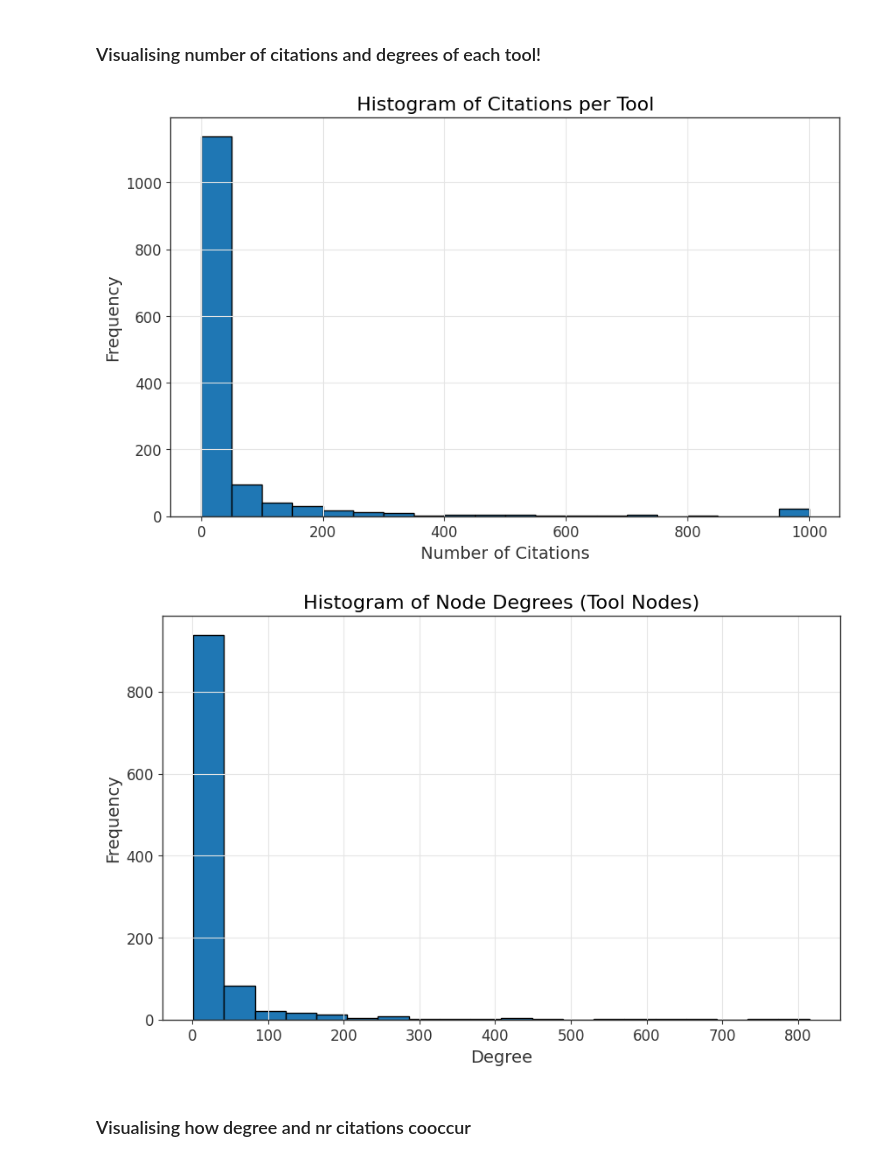
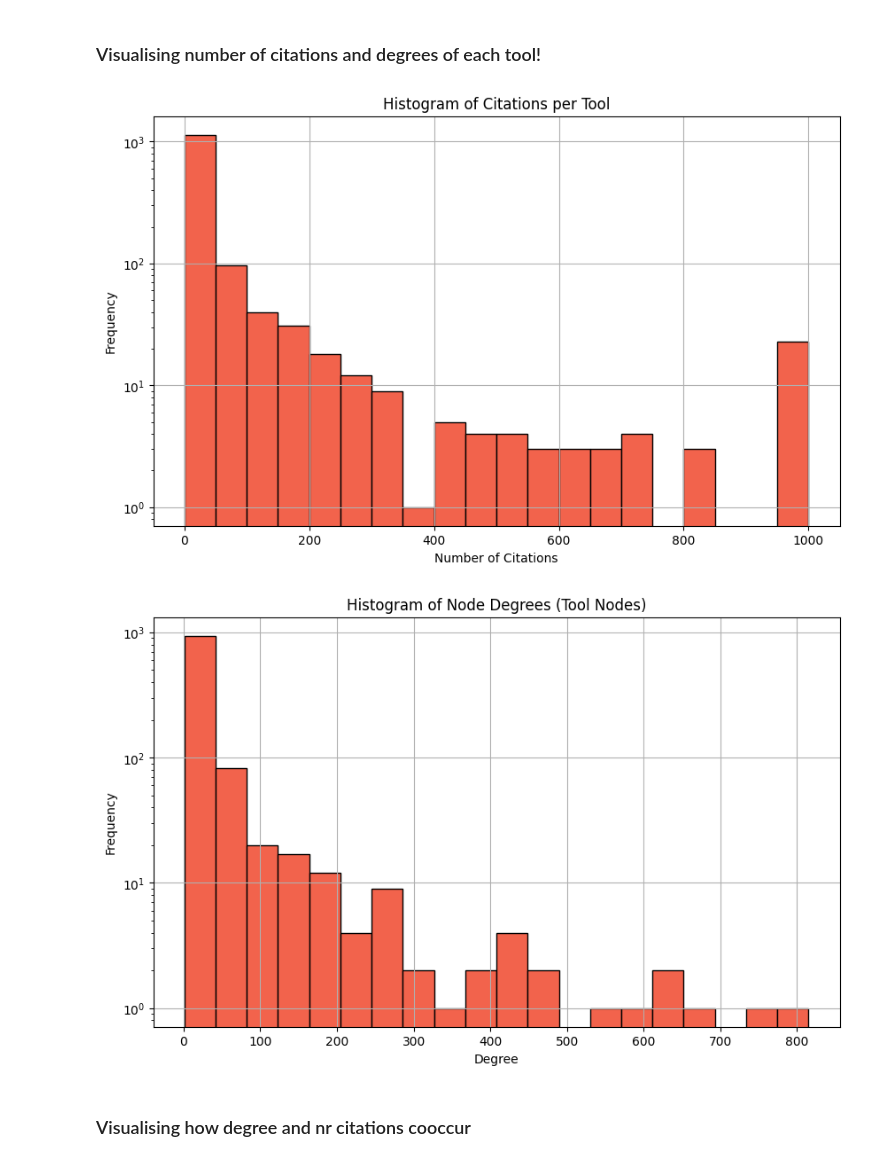
Before and after one commit to Workflomics/pubmetric, a Jupyter notebook: stat_visualisation.ipynb, the cells around one changed output. Saved outputs shown, nothing was run; the diff lists cells and outputs as text; code cells hidden in the pictures.

Commit message:
colour theme to match workflomics

```diff
--- a/stat_visualisation.ipynb
+++ b/stat_visualisation.ipynb
@@ -35,65 +35,41 @@ with open(node_degree_dict_path, 'rb') as f: #degrees per node (ons not tool. Sh
 Loading saved things.
 # %% [markdown]
 ## Setup style and colour theme
-# %%
-# Define your custom style parameters
-custom_style = {
-    'figure.figsize': (10, 6),
-    'font.family': 'sans-serif',
-    'font.sans-serif': 'DejaVu Sans',
-    'font.size': 12,
-    'lines.linewidth': 2,
-    'lines.markersize': 6,
-    'grid.color': '#E5E5E5',
-    'grid.linestyle': '-',
-    'axes.edgecolor': '#333333',
-    'axes.linewidth': 1,
-    'axes.titlesize': 16,
-    'axes.labelsize': 14,
-    'axes.labelcolor': '#333333',
-    'axes.grid': True,
-    'axes.grid.which': 'both',
-    'axes.grid.axis': 'both',
-    'xtick.color': '#333333',
-    'ytick.color': '#333333',
-    'xtick.labelsize': 12,
-    'ytick.labelsize': 12,
-    'axes.prop_cycle': plt.cycler('color', ['#1f77b4', '#ff7f0e', '#2ca02c', '#d62728', '#9467bd', '#8c564b', '#e377c2', '#7f7f7f', '#bcbd22', '#17becf']),
-    'legend.fontsize': 12,
-    'legend.loc': 'best'
-}
-
-# Apply the custom style
-plt.rcParams.update(custom_style)
+# %%
+# Define your custom colours
+custom_colours = ['#f2634c', '#d64b3c', '#ce4136', '#000000', '#ffffff']
+
+# Update the default colour cycle
+plt.rcParams['axes.prop_cycle'] = plt.cycler(color=custom_colours)
 # %% [markdown]
 ## Finished visualisations
 # %% [markdown]
 ### Visualising number of citations and degrees of each tool!
 # %%
-# Filter to keep only tool nodes
 tool_nodes = set(included_tools)
 tool_degrees = {node: degree for node, degree in node_degree_dict.items() if node in tool_nodes}
 
-# Plotting the histogram for citations per tool
 plt.figure(figsize=(10, 6))
 plt.hist(nr_citations.values(), bins=20, edgecolor='black')
 plt.title('Histogram of Citations per Tool')
 plt.xlabel('Number of Citations')
+plt.yscale('log')
 plt.ylabel('Frequency')
 plt.grid(True)
 plt.show()
 
-# Plotting the histogram for node degrees
 plt.figure(figsize=(10, 6))
 plt.hist(tool_degrees.values(), bins=20, edgecolor='black')
 plt.title('Histogram of Node Degrees (Tool Nodes)')
 plt.xlabel('Degree')
 plt.ylabel('Frequency')
+plt.yscale('log')
+
 plt.grid(True)
 plt.show()
 # %% [output]
-[figure, old version]
+[figure, new version]
-[figure, old version]
+[figure, new version]
 # %% [markdown]
 ### Visualising how degree and nr citations cooccur
 # %% [markdown]
```
Also changed, not shown: parts of 4 cells of this notebook.
